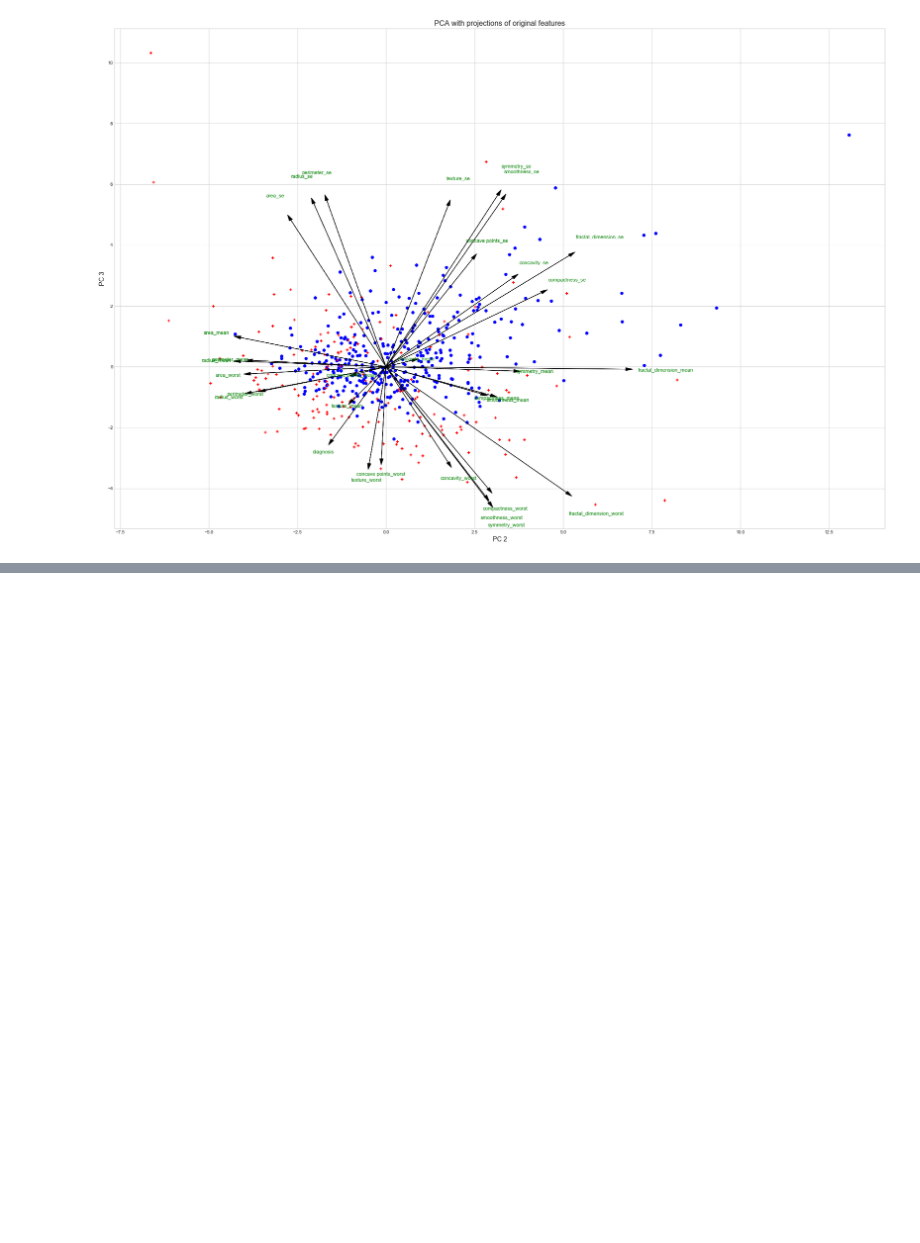
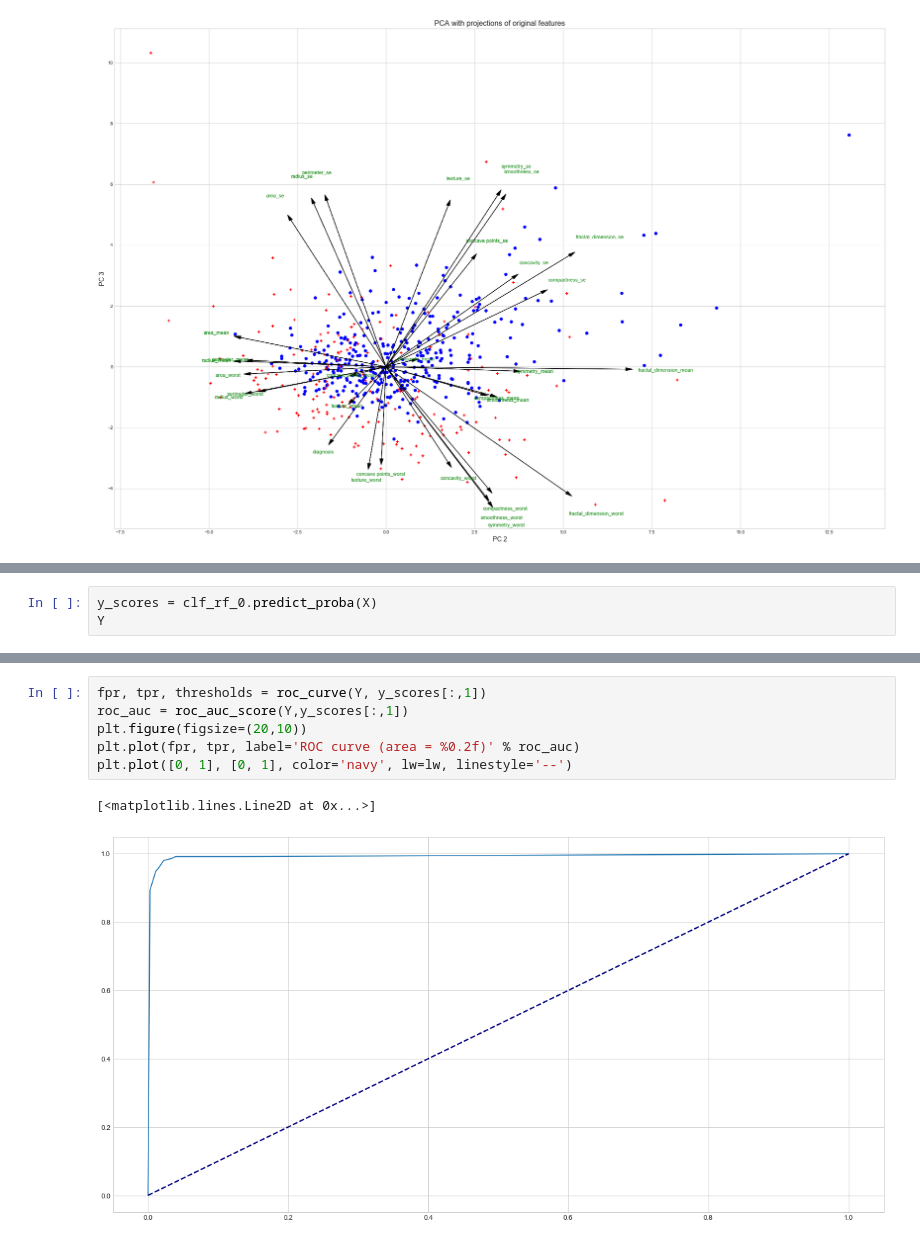
Before and after one commit to BenjaminIsaac0111/Cancer-Prediction-Model, a Jupyter notebook: Cancer Prediction.ipynb, the cells around one changed output, grey strips where cells are left out. Cells and saved outputs as stored; diff of their text form; blank space fills up the shorter version.

```diff
--- a/Cancer Prediction.ipynb
+++ b/Cancer Prediction.ipynb
@@ -441 +453,4 @@ for i in score:
 [figure]
+# %%
+y_scores = clf_rf_0.predict_proba(X)
+Y
@@ -441,0 +475,9 @@ for i in score:
+# %%
+fpr, tpr, thresholds = roc_curve(Y, y_scores[:,1])
+roc_auc = roc_auc_score(Y,y_scores[:,1])
+plt.figure(figsize=(20,10))
+plt.plot(fpr, tpr, label='ROC curve (area = %0.2f)' % roc_auc)
+plt.plot([0, 1], [0, 1], color='navy', lw=lw, linestyle='--')
+# %% [output]
+[<matplotlib.lines.Line2D at 0x...>]
+[figure, added]
```
Also changed, not shown: parts of 3 cells of this notebook.
